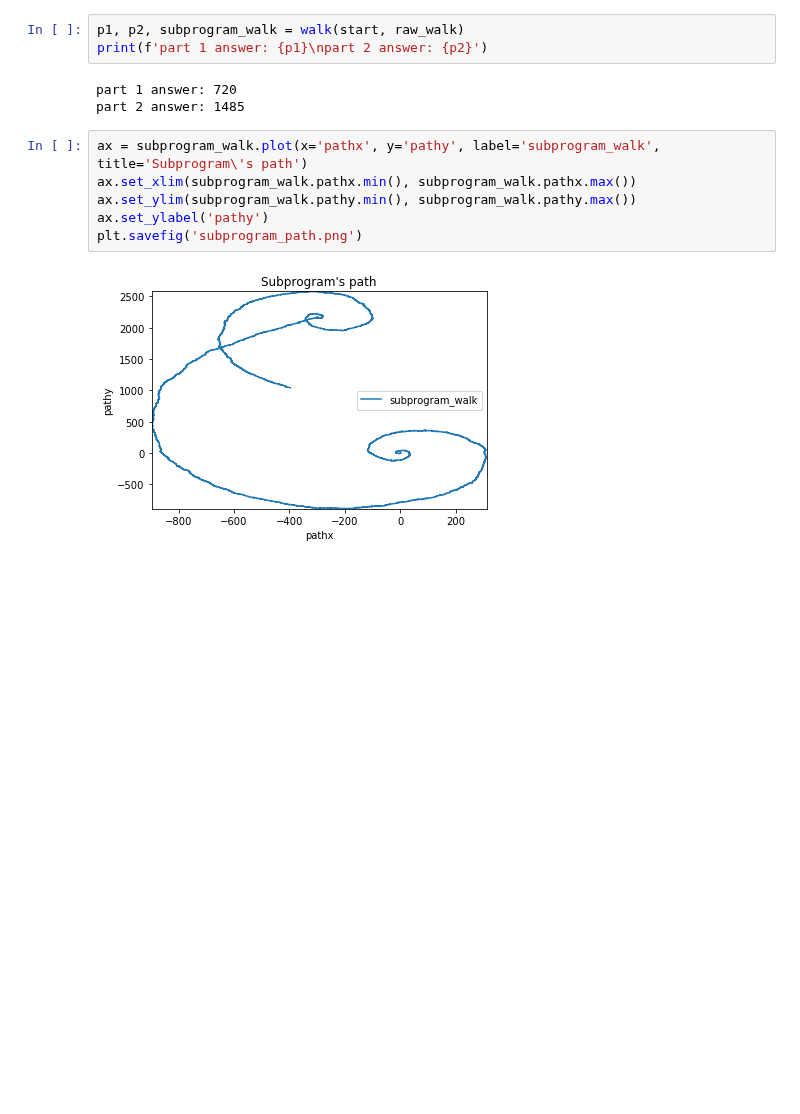
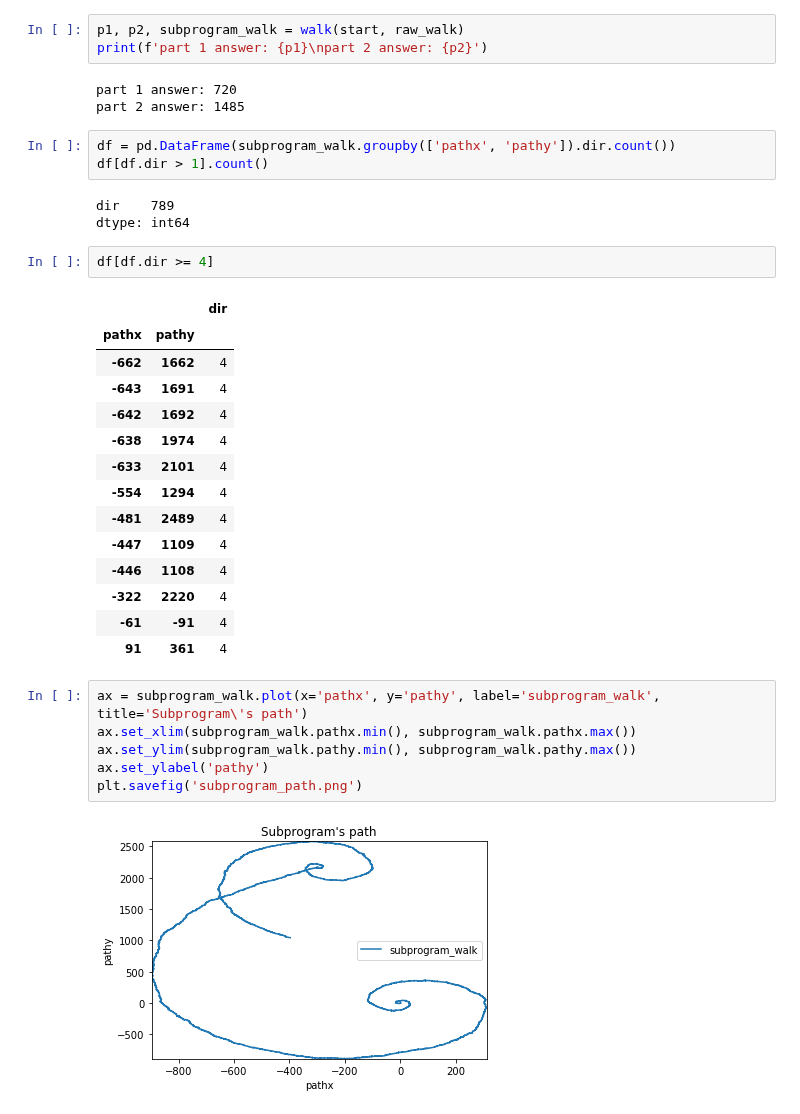
Before and after one commit to MarkNOakden/AdventOfCode, a Jupyter notebook: 17/11/day11.ipynb, the cells around one changed output. Cells and saved outputs as stored; diff of their text form; blank space fills up the shorter version.

```diff
--- a/17/11/day11.ipynb
+++ b/17/11/day11.ipynb
@@ -100,6 +100,29 @@ print(f'part 1 answer: {p1}\npart 2 answer: {p2}')
 # %% [output]
 part 1 answer: 720
 part 2 answer: 1485
+# %%
+df = pd.DataFrame(subprogram_walk.groupby(['pathx', 'pathy']).dir.count())
+df[df.dir > 1].count()
+# %% [output]
+dir    789
+dtype: int64
+# %%
+df[df.dir >= 4]
+# %% [output]
+|  |  | dir |
+| pathx | pathy |  |
+| -662 | 1662 | 4 |
+| -643 | 1691 | 4 |
+| -642 | 1692 | 4 |
+| -638 | 1974 | 4 |
+| -633 | 2101 | 4 |
+| -554 | 1294 | 4 |
+| -481 | 2489 | 4 |
+| -447 | 1109 | 4 |
+| -446 | 1108 | 4 |
+| -322 | 2220 | 4 |
+| -61 | -91 | 4 |
+| 91 | 361 | 4 |
 # %%
 ax = subprogram_walk.plot(x='pathx', y='pathy', label='subprogram_walk', title='Subprogram\'s path')
 ax.set_xlim(subprogram_walk.pathx.min(), subprogram_walk.pathx.max())
```
Also changed, not shown: parts of 2 cells of this notebook, 1 other file.
